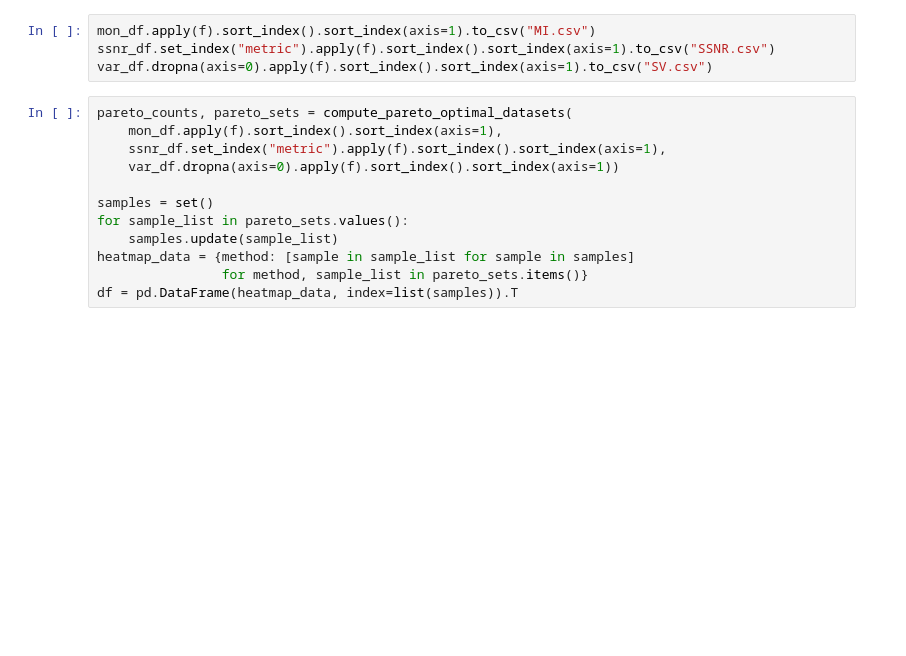
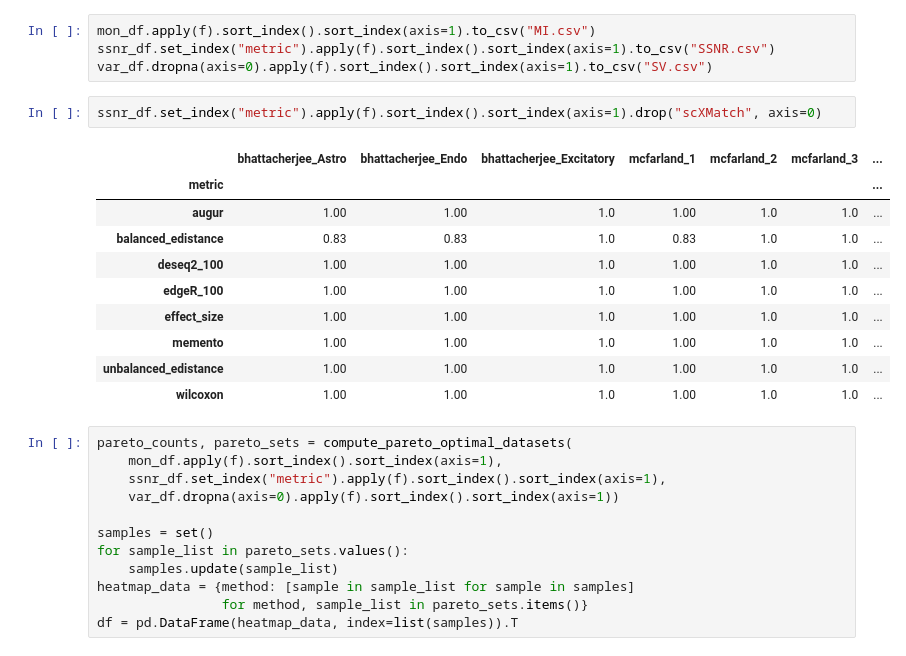
Before and after one commit to bionetslab/scXMatch_paper, a Jupyter notebook: notebooks/fig3_and_supplementary_tables.ipynb, the cells around one changed output. Cells and saved outputs as stored; diff of their text form; blank space fills up the shorter version.

```diff
--- a/notebooks/fig3_and_supplementary_tables.ipynb
+++ b/notebooks/fig3_and_supplementary_tables.ipynb
@@ -61,6 +89,19 @@ f = np.vectorize(round_sig)
 mon_df.apply(f).sort_index().sort_index(axis=1).to_csv("MI.csv")
 ssnr_df.set_index("metric").apply(f).sort_index().sort_index(axis=1).to_csv("SSNR.csv")
 var_df.dropna(axis=0).apply(f).sort_index().sort_index(axis=1).to_csv("SV.csv")
+# %%
+ssnr_df.set_index("metric").apply(f).sort_index().sort_index(axis=1).drop("scXMatch", axis=0)
+# %% [output]
+|  | bhattacherjee_Astro | bhattacherjee_Endo | bhattacherjee_Excitatory | mcfarland_1 | mcfarland_2 | mcfarland_3 | ... |
+| metric |  |  |  |  |  |  | ... |
+| augur | 1.00 | 1.00 | 1.0 | 1.00 | 1.0 | 1.0 | ... |
+| balanced_edistance | 0.83 | 0.83 | 1.0 | 0.83 | 1.0 | 1.0 | ... |
+| deseq2_100 | 1.00 | 1.00 | 1.0 | 1.00 | 1.0 | 1.0 | ... |
+| edgeR_100 | 1.00 | 1.00 | 1.0 | 1.00 | 1.0 | 1.0 | ... |
+| effect_size | 1.00 | 1.00 | 1.0 | 1.00 | 1.0 | 1.0 | ... |
+| memento | 1.00 | 1.00 | 1.0 | 1.00 | 1.0 | 1.0 | ... |
+| unbalanced_edistance | 1.00 | 1.00 | 1.0 | 1.00 | 1.0 | 1.0 | ... |
+| wilcoxon | 1.00 | 1.00 | 1.0 | 1.00 | 1.0 | 1.0 | ... |
 # %%
 pareto_counts, pareto_sets = compute_pareto_optimal_datasets(
     mon_df.apply(f).sort_index().sort_index(axis=1),
```
Also changed, not shown: parts of 10 cells of this notebook, 12 other files.
